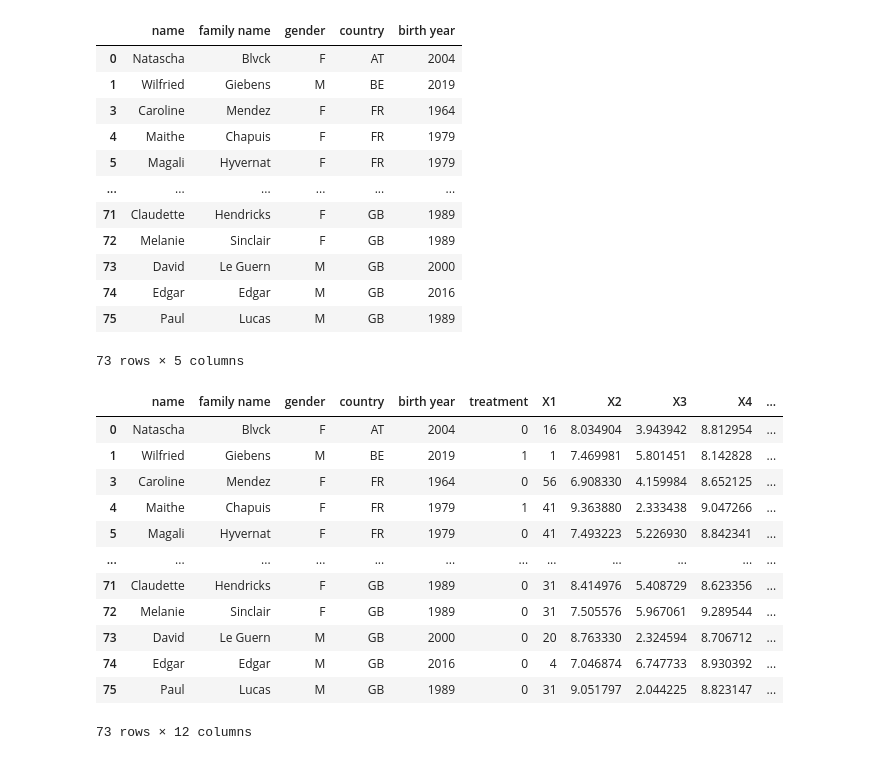
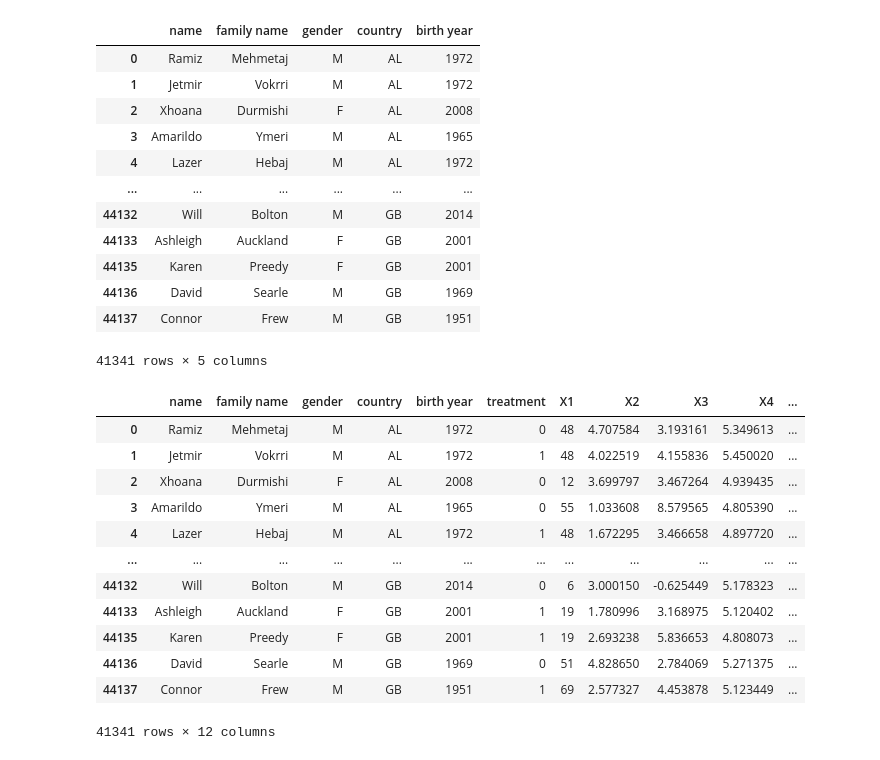
Before and after one commit to robachowyk/PhD-research, a Jupyter notebook: simulate data/python/generate association.ipynb, the cells around one changed output. Saved outputs shown, nothing was run; the diff lists cells and outputs as text; code cells hidden in the pictures.

```diff
--- a/simulate data/python/generate association.ipynb
+++ b/simulate data/python/generate association.ipynb
@@ -5,25 +5,25 @@ import os
 import pandas as pds
 import datetime
 # %%
-name_DF = 'DF_N=76_2023-01-04.csv'
+name_DF = 'DF_N=44138_2023-01-05.csv'
 DF = pds.read_csv(os.path.join('..', 'datasets', name_DF), delimiter = ',')
 DF = DF[~DF.duplicated()] # delete duplicates
 DF = DF.dropna() # delete NaN in names
 DF
 # %% [output]
 |  | name | family name | gender | country | birth year |
-| 0 | Natascha | Blvck | F | AT | 2004 |
-| 1 | Wilfried | Giebens | M | BE | 2019 |
-| 3 | Caroline | Mendez | F | FR | 1964 |
-| 4 | Maithe | Chapuis | F | FR | 1979 |
-| 5 | Magali | Hyvernat | F | FR | 1979 |
+| 0 | Ramiz | Mehmetaj | M | AL | 1972 |
+| 1 | Jetmir | Vokrri | M | AL | 1972 |
+| 2 | Xhoana | Durmishi | F | AL | 2008 |
+| 3 | Amarildo | Ymeri | M | AL | 1965 |
+| 4 | Lazer | Hebaj | M | AL | 1972 |
 | ... | ... | ... | ... | ... | ... |
-| 71 | Claudette | Hendricks | F | GB | 1989 |
-| 72 | Melanie | Sinclair | F | GB | 1989 |
-| 73 | David | Le Guern | M | GB | 2000 |
-| 74 | Edgar | Edgar | M | GB | 2016 |
-| 75 | Paul | Lucas | M | GB | 1989 |
+| 44132 | Will | Bolton | M | GB | 2014 |
+| 44133 | Ashleigh | Auckland | F | GB | 2001 |
+| 44135 | Karen | Preedy | F | GB | 2001 |
+| 44136 | David | Searle | M | GB | 1969 |
+| 44137 | Connor | Frew | M | GB | 1951 |
-73 rows × 5 columns
+41341 rows × 5 columns
 # %%
 with open(os.path.join('..', 'dictionaries', 'country_proba_names_75names.pkl'), 'rb') as f:
     country_proba_names = pickle.load(f)
@@ -51,17 +51,17 @@ DF['Y'] = - 10 + a*DF['treatment']*DF['X1'] + b*np.log(DF['X4']) + c*DF['X3']*DF
 DF
 # %% [output]
 |  | name | family name | gender | country | birth year | treatment | X1 | X2 | X3 | X4 | ... |
-| 0 | Natascha | Blvck | F | AT | 2004 | 0 | 16 | 8.034904 | 3.943942 | 8.812954 | ... |
-| 1 | Wilfried | Giebens | M | BE | 2019 | 1 | 1 | 7.469981 | 5.801451 | 8.142828 | ... |
-| 3 | Caroline | Mendez | F | FR | 1964 | 0 | 56 | 6.908330 | 4.159984 | 8.652125 | ... |
-| 4 | Maithe | Chapuis | F | FR | 1979 | 1 | 41 | 9.363880 | 2.333438 | 9.047266 | ... |
-| 5 | Magali | Hyvernat | F | FR | 1979 | 0 | 41 | 7.493223 | 5.226930 | 8.842341 | ... |
+| 0 | Ramiz | Mehmetaj | M | AL | 1972 | 0 | 48 | 4.707584 | 3.193161 | 5.349613 | ... |
+| 1 | Jetmir | Vokrri | M | AL | 1972 | 1 | 48 | 4.022519 | 4.155836 | 5.450020 | ... |
+| 2 | Xhoana | Durmishi | F | AL | 2008 | 0 | 12 | 3.699797 | 3.467264 | 4.939435 | ... |
+| 3 | Amarildo | Ymeri | M | AL | 1965 | 0 | 55 | 1.033608 | 8.579565 | 4.805390 | ... |
+| 4 | Lazer | Hebaj | M | AL | 1972 | 1 | 48 | 1.672295 | 3.466658 | 4.897720 | ... |
 | ... | ... | ... | ... | ... | ... | ... | ... | ... | ... | ... | ... |
-| 71 | Claudette | Hendricks | F | GB | 1989 | 0 | 31 | 8.414976 | 5.408729 | 8.623356 | ... |
-| 72 | Melanie | Sinclair | F | GB | 1989 | 0 | 31 | 7.505576 | 5.967061 | 9.289544 | ... |
-| 73 | David | Le Guern | M | GB | 2000 | 0 | 20 | 8.763330 | 2.324594 | 8.706712 | ... |
-| 74 | Edgar | Edgar | M | GB | 2016 | 0 | 4 | 7.046874 | 6.747733 | 8.930392 | ... |
-| 75 | Paul | Lucas | M | GB | 1989 | 0 | 31 | 9.051797 | 2.044225 | 8.823147 | ... |
+| 44132 | Will | Bolton | M | GB | 2014 | 0 | 6 | 3.000150 | -0.625449 | 5.178323 | ... |
+| 44133 | Ashleigh | Auckland | F | GB | 2001 | 1 | 19 | 1.780996 | 3.168975 | 5.120402 | ... |
+| 44135 | Karen | Preedy | F | GB | 2001 | 1 | 19 | 2.693238 | 5.836653 | 4.808073 | ... |
+| 44136 | David | Searle | M | GB | 1969 | 0 | 51 | 4.828650 | 2.784069 | 5.271375 | ... |
+| 44137 | Connor | Frew | M | GB | 1951 | 1 | 69 | 2.577327 | 4.453878 | 5.123449 | ... |
-73 rows × 12 columns
+41341 rows × 12 columns
 # %%
 DF.to_csv(os.path.join('..', 'datasets', f'DF_associations_N={DF.shape[0]}_{datetime.date.today()}.csv'), index = False)
```
Also changed, not shown: 9 other files.
